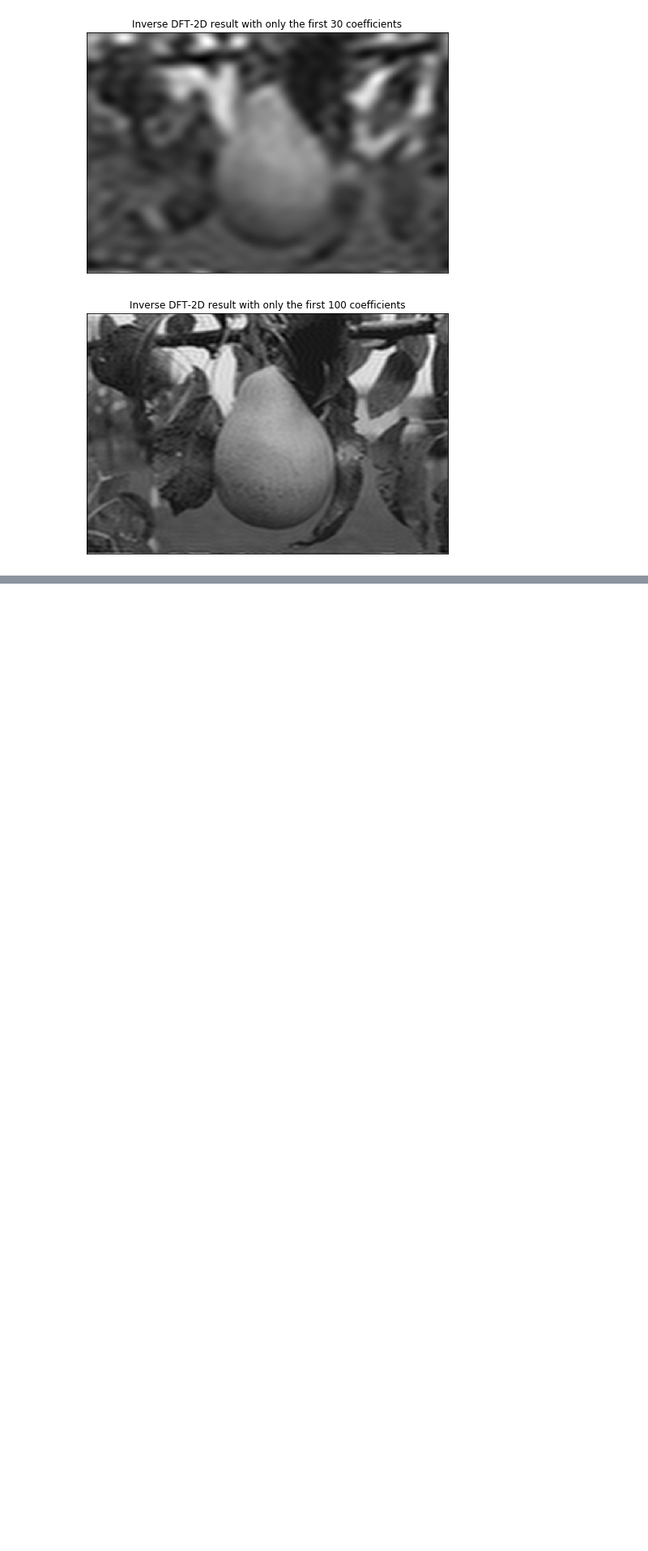
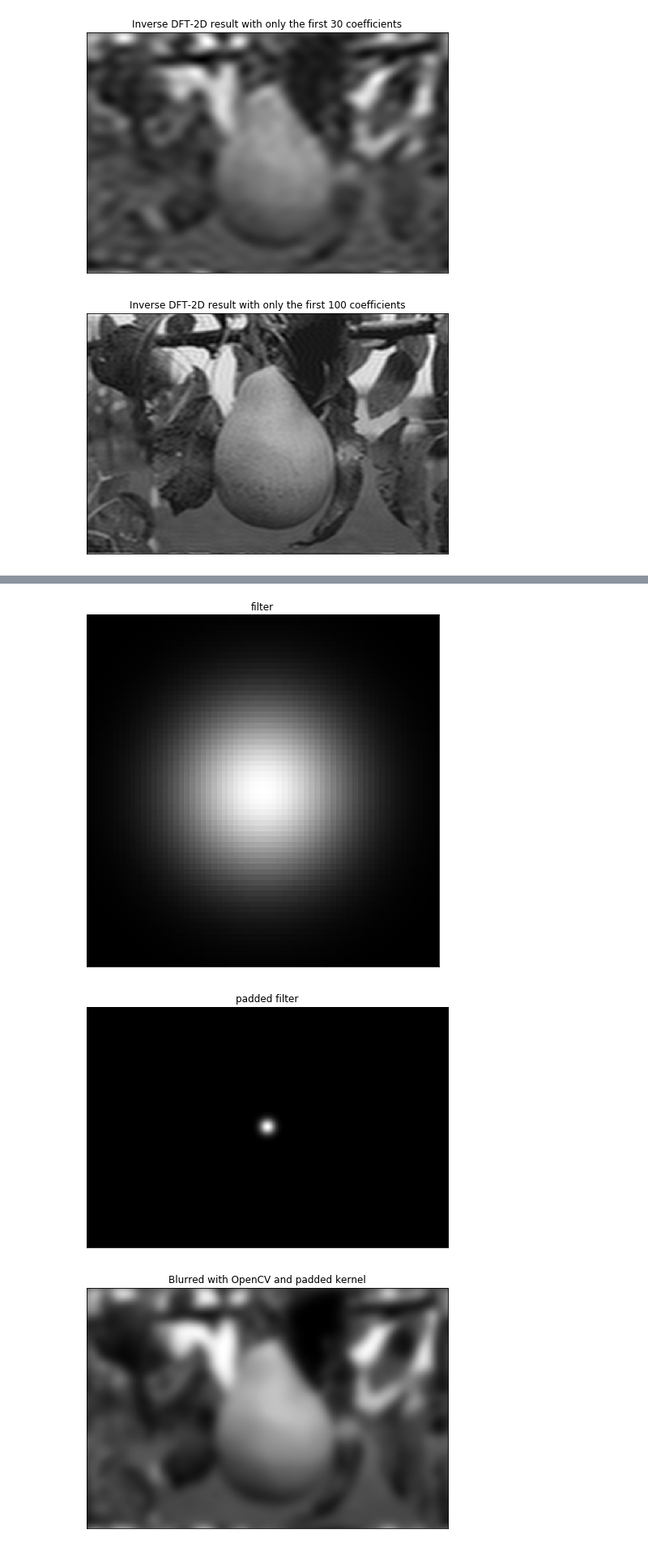
Before and after one commit to vcg-uvic/csc205, a Jupyter notebook: notebooks/examples-spectral-methods.ipynb, the cells around one changed output, grey strips where cells are left out. Shown at 81% size. Drawn from its saved outputs; the diff is of its cells as text; code cells hidden in the pictures; blank space fills up the shorter version.

```diff
--- a/notebooks/examples-spectral-methods.ipynb
+++ b/notebooks/examples-spectral-methods.ipynb
@@ -195,0 +198,25 @@ imshow(img_ifft, "Inverse DFT-2D result with only the first 100 coefficients")
+# %%
+# DFT and Convolution theorem
+
+# Gaussian filter example from examples for filtering
+filter1D = cv2.getGaussianKernel(65, 11)
+filterG = filter1D * filter1D.T
+filterG /= filterG.sum()
+
+imshow(filterG, "filter")
+
+filter_padded = np.zeros_like(img_gray).astype(float)
+pad_h = (img_gray.shape[0]  - filterG.shape[0]) // 2
+pad_w = (img_gray.shape[1]  - filterG.shape[1]) // 2
+filter_padded[pad_h:pad_h+filterG.shape[0], pad_w:pad_w+filterG.shape[1]] = filterG
+
+imshow(filter_padded, "padded filter")
+
+# Gaussian blur example with filtering
+img_res = cv2.filter2D(img_gray, cv2.CV_32F, filter_padded, borderType=cv2.BORDER_WRAP)
+img_disp = np.maximum(0, np.minimum(255, img_res.astype(int)))
+imshow(img_disp, "Blurred with OpenCV and padded kernel")
+# %% [output]
+[figure, added]
+[figure, added]
+[figure, added]
```
Also changed, not shown: parts of 10 cells of this notebook.
